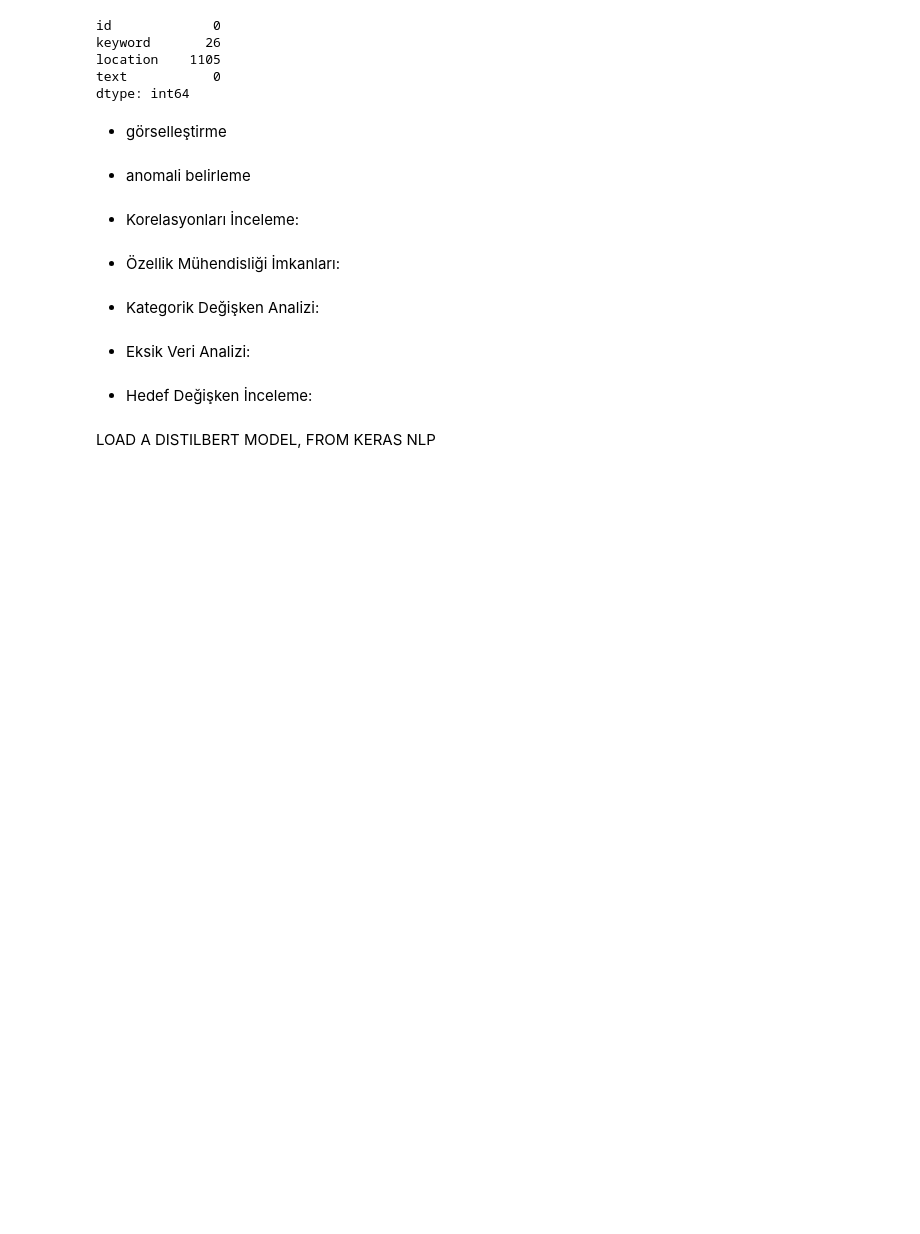
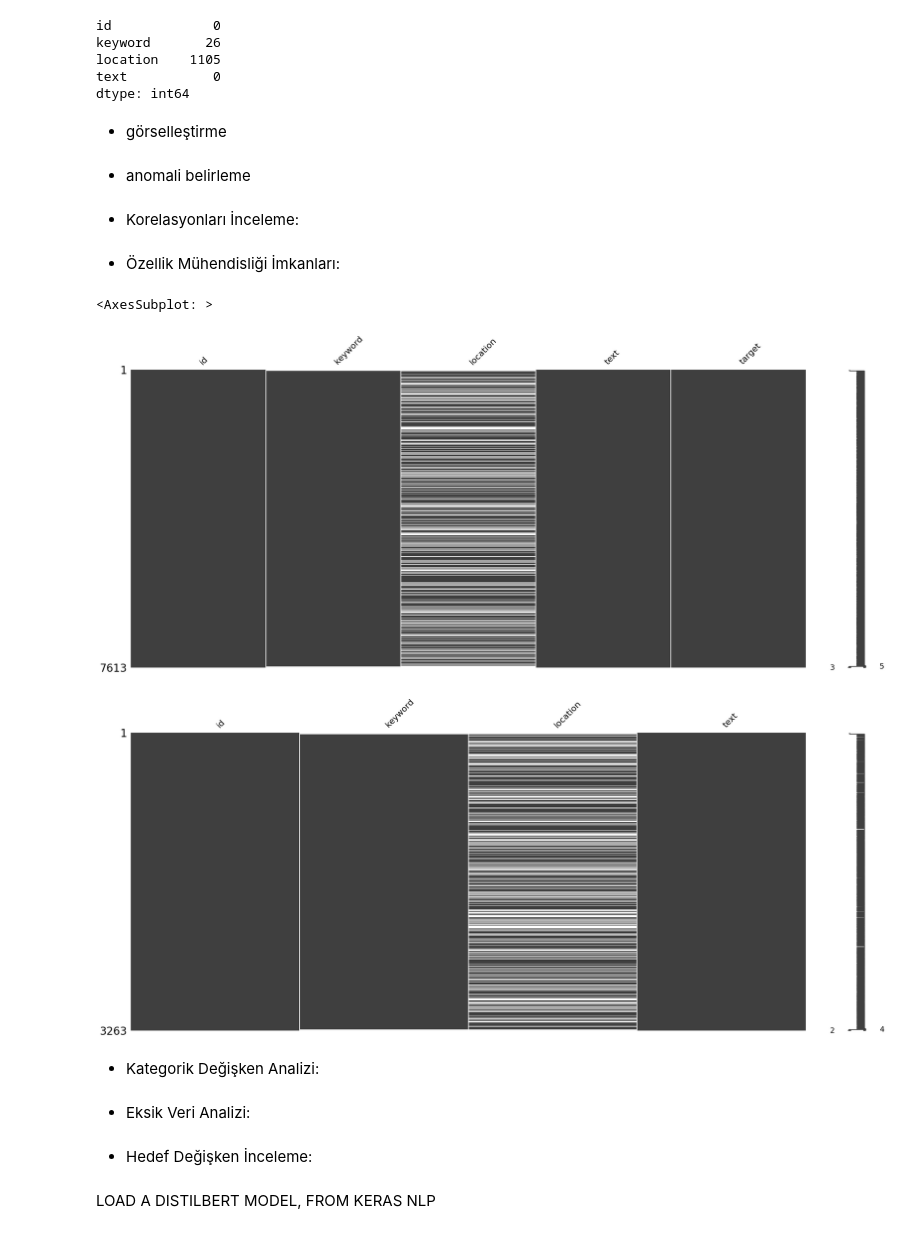
Before and after one commit to esmanurbal/NLP_with_Disaster_Tweets, a Jupyter notebook: sample.ipynb, the cells around one changed output. Cells and saved outputs as stored; diff of their text form; code cells hidden in the pictures; blank space fills up the shorter version.

```diff
--- a/sample.ipynb
+++ b/sample.ipynb
@@ -122,6 +123,13 @@ dtype: int64
 * Korelasyonları İnceleme:
 # %% [markdown]
 * Özellik Mühendisliği İmkanları:
+# %%
+msno.matrix(df_train)
+msno.matrix(df_test)
+# %% [output]
+<AxesSubplot: >
+[figure, added]
+[figure, added]
 # %% [markdown]
 * Kategorik Değişken Analizi:
 # %% [markdown]
```
Also changed, not shown: parts of 1 cell of this notebook.
